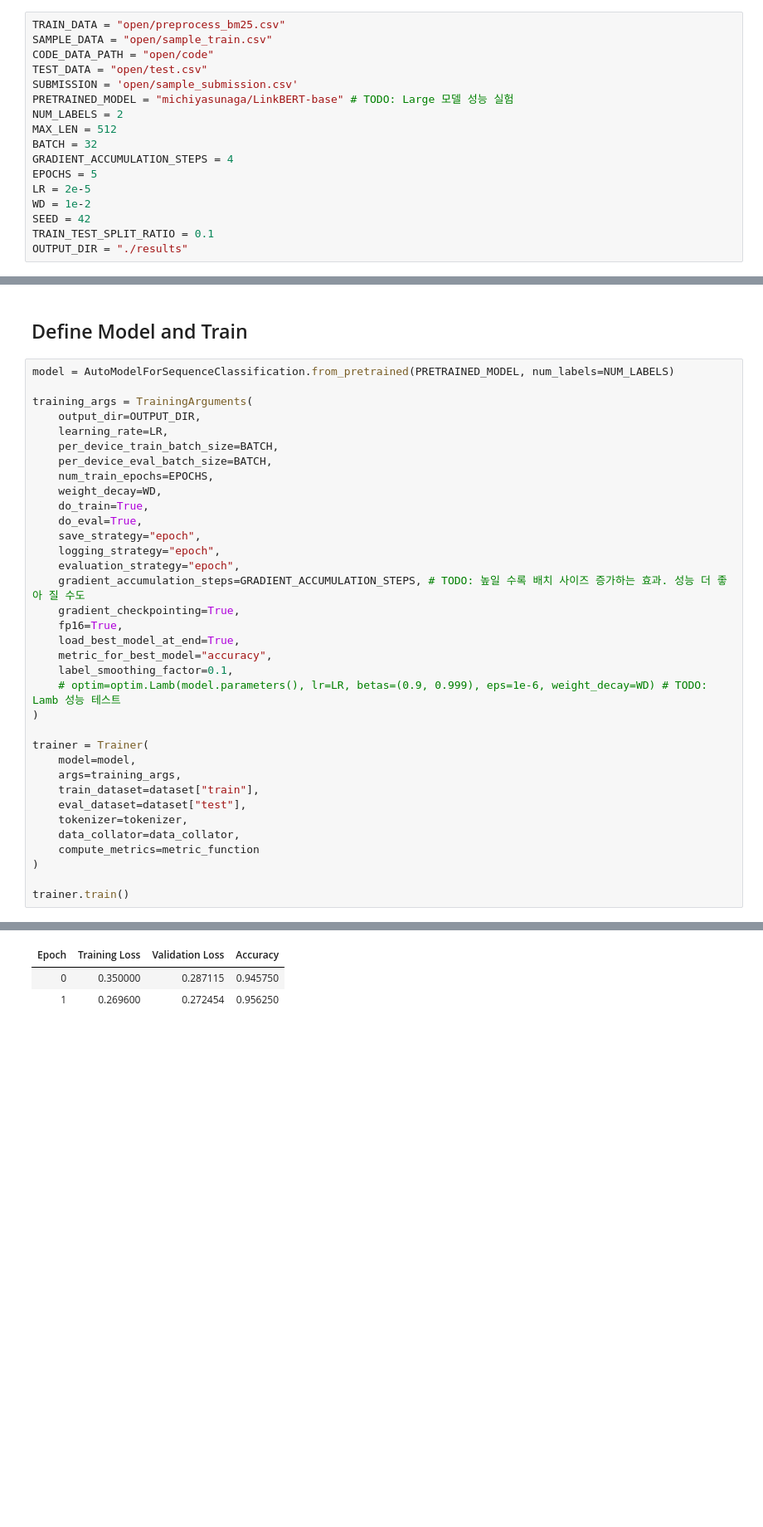
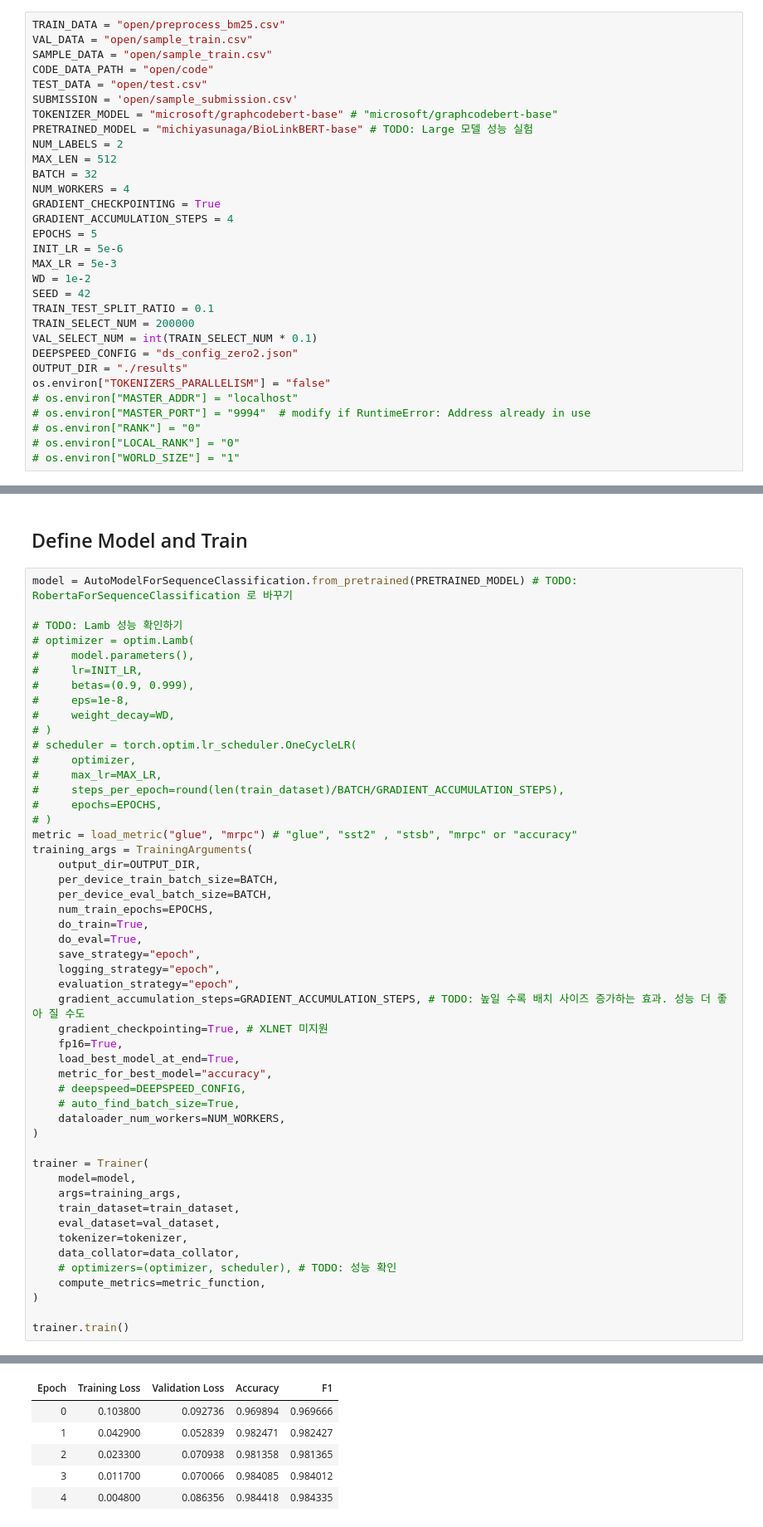
Before and after one commit to hyanghoa/dacon_tool, a Jupyter notebook: code_similarity/baseline.ipynb, the cells around one changed output, grey strips where cells are left out. Shown: that part at 83% size. Saved outputs shown, nothing was run; the diff lists cells and outputs as text; blank space fills up the shorter version.

```diff
--- a/code_similarity/baseline.ipynb
+++ b/code_similarity/baseline.ipynb
@@ -21,21 +38,35 @@ import torch_optimizer as optim
 ## Hyper parameters
 # %%
 TRAIN_DATA = "open/preprocess_bm25.csv"
+VAL_DATA = "open/sample_train.csv"
 SAMPLE_DATA = "open/sample_train.csv"
 CODE_DATA_PATH = "open/code"
 TEST_DATA = "open/test.csv"
 SUBMISSION = 'open/sample_submission.csv'
-PRETRAINED_MODEL = "michiyasunaga/LinkBERT-base" # TODO: Large 모델 성능 실험
+TOKENIZER_MODEL = "microsoft/graphcodebert-base" # "microsoft/graphcodebert-base"
+PRETRAINED_MODEL = "michiyasunaga/BioLinkBERT-base" # TODO: Large 모델 성능 실험
 NUM_LABELS = 2
 MAX_LEN = 512
 BATCH = 32
+NUM_WORKERS = 4
+GRADIENT_CHECKPOINTING = True
 GRADIENT_ACCUMULATION_STEPS = 4
 EPOCHS = 5
-LR = 2e-5
+INIT_LR = 5e-6
+MAX_LR = 5e-3
 WD = 1e-2
 SEED = 42
 TRAIN_TEST_SPLIT_RATIO = 0.1
+TRAIN_SELECT_NUM = 200000
+VAL_SELECT_NUM = int(TRAIN_SELECT_NUM * 0.1)
+DEEPSPEED_CONFIG = "ds_config_zero2.json"
 OUTPUT_DIR = "./results"
+os.environ["TOKENIZERS_PARALLELISM"] = "false"
+# os.environ["MASTER_ADDR"] = "localhost"
+# os.environ["MASTER_PORT"] = "9994"  # modify if RuntimeError: Address already in use
+# os.environ["RANK"] = "0"
+# os.environ["LOCAL_RANK"] = "0"
+# os.environ["WORLD_SIZE"] = "1"
 # %% [markdown]
 ## Fix seed
 # %%
@@ -184,37 +352,52 @@ Loading cached shuffled indices for dataset at cache-8c47d3c8f099c300.arrow
 # %% [markdown]
 ## Define Model and Train
 # %%
-model = AutoModelForSequenceClassification.from_pretrained(PRETRAINED_MODEL, num_labels=NUM_LABELS)
+model = AutoModelForSequenceClassification.from_pretrained(PRETRAINED_MODEL) # TODO: RobertaForSequenceClassification 로 바꾸기
 
+# TODO: Lamb 성능 확인하기
+# optimizer = optim.Lamb(
+#     model.parameters(),
+#     lr=INIT_LR,
+#     betas=(0.9, 0.999),
+#     eps=1e-8,
+#     weight_decay=WD,
+# )
+# scheduler = torch.optim.lr_scheduler.OneCycleLR(
+#     optimizer,
+#     max_lr=MAX_LR,
+#     steps_per_epoch=round(len(train_dataset)/BATCH/GRADIENT_ACCUMULATION_STEPS),
+#     epochs=EPOCHS,
+# )
+metric = load_metric("glue", "mrpc") # "glue", "sst2" , "stsb", "mrpc" or "accuracy"
 training_args = TrainingArguments(
     output_dir=OUTPUT_DIR,
-    learning_rate=LR,
     per_device_train_batch_size=BATCH,
     per_device_eval_batch_size=BATCH,
     num_train_epochs=EPOCHS,
-    weight_decay=WD,
     do_train=True,
     do_eval=True,
     save_strategy="epoch",
     logging_strategy="epoch",
     evaluation_strategy="epoch",
     gradient_accumulation_steps=GRADIENT_ACCUMULATION_STEPS, # TODO: 높일 수록 배치 사이즈 증가하는 효과. 성능 더 좋아 질 수도
-    gradient_checkpointing=True,
+    gradient_checkpointing=True, # XLNET 미지원
     fp16=True,
     load_best_model_at_end=True,
     metric_for_best_model="accuracy",
-    label_smoothing_factor=0.1,
-    # optim=optim.Lamb(model.parameters(), lr=LR, betas=(0.9, 0.999), eps=1e-6, weight_decay=WD) # TODO: Lamb 성능 테스트
+    # deepspeed=DEEPSPEED_CONFIG,
+    # auto_find_batch_size=True,
+    dataloader_num_workers=NUM_WORKERS,
 )
 
 trainer = Trainer(
     model=model,
     args=training_args,
-    train_dataset=dataset["train"],
-    eval_dataset=dataset["test"],
+    train_dataset=train_dataset,
+    eval_dataset=val_dataset,
     tokenizer=tokenizer,
     data_collator=data_collator,
-    compute_metrics=metric_function
+    # optimizers=(optimizer, scheduler), # TODO: 성능 확인
+    compute_metrics=metric_function,
 )
 
 trainer.train()
@@ -239,4 +423,7 @@ Syncing run ./results to Weights & Biases (docs)
-| Epoch | Training Loss | Validation Loss | Accuracy |
-| 0 | 0.350000 | 0.287115 | 0.945750 |
-| 1 | 0.269600 | 0.272454 | 0.956250 |
+| Epoch | Training Loss | Validation Loss | Accuracy | F1 |
+| 0 | 0.103800 | 0.092736 | 0.969894 | 0.969666 |
+| 1 | 0.042900 | 0.052839 | 0.982471 | 0.982427 |
+| 2 | 0.023300 | 0.070938 | 0.981358 | 0.981365 |
+| 3 | 0.011700 | 0.070066 | 0.984085 | 0.984012 |
+| 4 | 0.004800 | 0.086356 | 0.984418 | 0.984335 |
 ***** Running Evaluation *****
```
Also changed, not shown: parts of 7 cells of this notebook, 1 other file.
